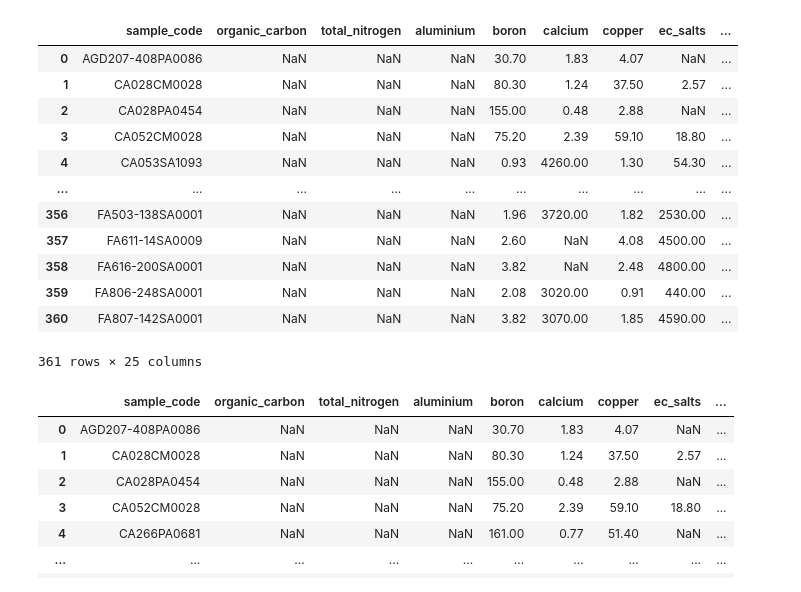
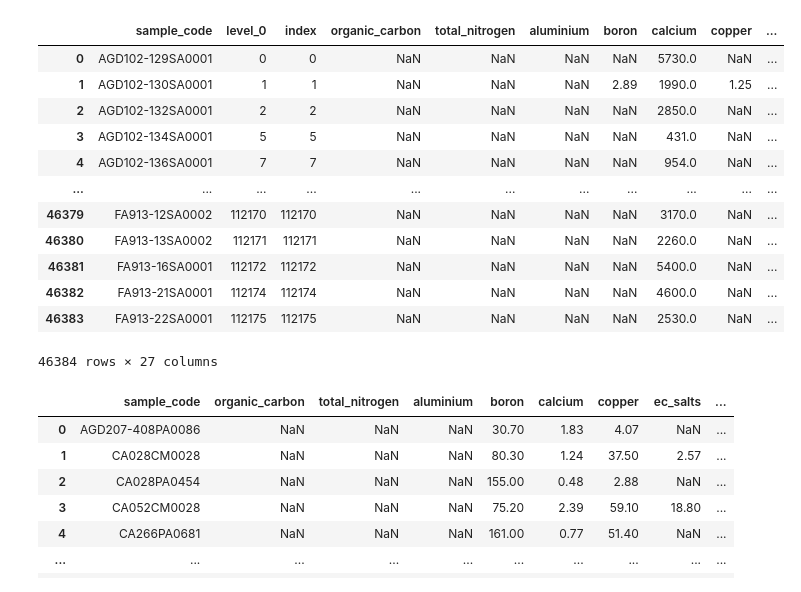
Before and after one commit to TomiTsuma/DSML87, a Jupyter notebook: Mark Outliers in Wetchem Data.ipynb, the cells around one changed output. Cells and saved outputs as stored; diff of their text form; code cells hidden in the pictures.

```diff
--- a/Mark Outliers in Wetchem Data.ipynb
+++ b/Mark Outliers in Wetchem Data.ipynb
@@ -5,24 +5,23 @@ import numpy as np
 wetchem_df = pd.read_csv("all_wetchem_data_uncleeaned_15-7-2022 (1).csv")
 hv_outliers_df = pd.read_csv("outputFiles/hv_outliers.csv")
 lv_outliers_df = pd.read_csv("outputFiles/lv_outliers.csv")
-resid_outliers_df = pd.read_csv("outputFiles/no_residual_outliers.csv")
-cooks_outliers_df = pd.read_csv("outputFiles/outliers_cooks_distance.csv")
+resid_outliers_df = pd.read_csv("outputFiles/residual_outliers.csv")
 # %%
-hv_outliers_df
+resid_outliers_df
 # %% [output]
-|  | sample_code | organic_carbon | total_nitrogen | aluminium | boron | calcium | copper | ec_salts | ... |
-| 0 | AGD207-408PA0086 | NaN | NaN | NaN | 30.70 | 1.83 | 4.07 | NaN | ... |
-| 1 | CA028CM0028 | NaN | NaN | NaN | 80.30 | 1.24 | 37.50 | 2.57 | ... |
-| 2 | CA028PA0454 | NaN | NaN | NaN | 155.00 | 0.48 | 2.88 | NaN | ... |
-| 3 | CA052CM0028 | NaN | NaN | NaN | 75.20 | 2.39 | 59.10 | 18.80 | ... |
-| 4 | CA053SA1093 | NaN | NaN | NaN | 0.93 | 4260.00 | 1.30 | 54.30 | ... |
-| ... | ... | ... | ... | ... | ... | ... | ... | ... | ... |
-| 356 | FA503-138SA0001 | NaN | NaN | NaN | 1.96 | 3720.00 | 1.82 | 2530.00 | ... |
-| 357 | FA611-14SA0009 | NaN | NaN | NaN | 2.60 | NaN | 4.08 | 4500.00 | ... |
-| 358 | FA616-200SA0001 | NaN | NaN | NaN | 3.82 | NaN | 2.48 | 4800.00 | ... |
-| 359 | FA806-248SA0001 | NaN | NaN | NaN | 2.08 | 3020.00 | 0.91 | 440.00 | ... |
-| 360 | FA807-142SA0001 | NaN | NaN | NaN | 3.82 | 3070.00 | 1.85 | 4590.00 | ... |
+|  | sample_code | level_0 | index | organic_carbon | total_nitrogen | aluminium | boron | calcium | copper | ... |
+| 0 | AGD102-129SA0001 | 0 | 0 | NaN | NaN | NaN | NaN | 5730.0 | NaN | ... |
+| 1 | AGD102-130SA0001 | 1 | 1 | NaN | NaN | NaN | 2.89 | 1990.0 | 1.25 | ... |
+| 2 | AGD102-132SA0001 | 2 | 2 | NaN | NaN | NaN | NaN | 2850.0 | NaN | ... |
+| 3 | AGD102-134SA0001 | 5 | 5 | NaN | NaN | NaN | NaN | 431.0 | NaN | ... |
+| 4 | AGD102-136SA0001 | 7 | 7 | NaN | NaN | NaN | NaN | 954.0 | NaN | ... |
+| ... | ... | ... | ... | ... | ... | ... | ... | ... | ... | ... |
+| 46379 | FA913-12SA0002 | 112170 | 112170 | NaN | NaN | NaN | NaN | 3170.0 | NaN | ... |
+| 46380 | FA913-13SA0002 | 112171 | 112171 | NaN | NaN | NaN | NaN | 2260.0 | NaN | ... |
+| 46381 | FA913-16SA0001 | 112172 | 112172 | NaN | NaN | NaN | NaN | 5400.0 | NaN | ... |
+| 46382 | FA913-21SA0001 | 112174 | 112174 | NaN | NaN | NaN | NaN | 4600.0 | NaN | ... |
+| 46383 | FA913-22SA0001 | 112175 | 112175 | NaN | NaN | NaN | NaN | 2530.0 | NaN | ... |
-361 rows × 25 columns
+46384 rows × 27 columns
 # %%
 lv_outliers_df
 # %% [output]
```
Also changed, not shown: parts of 4 cells of this notebook.
